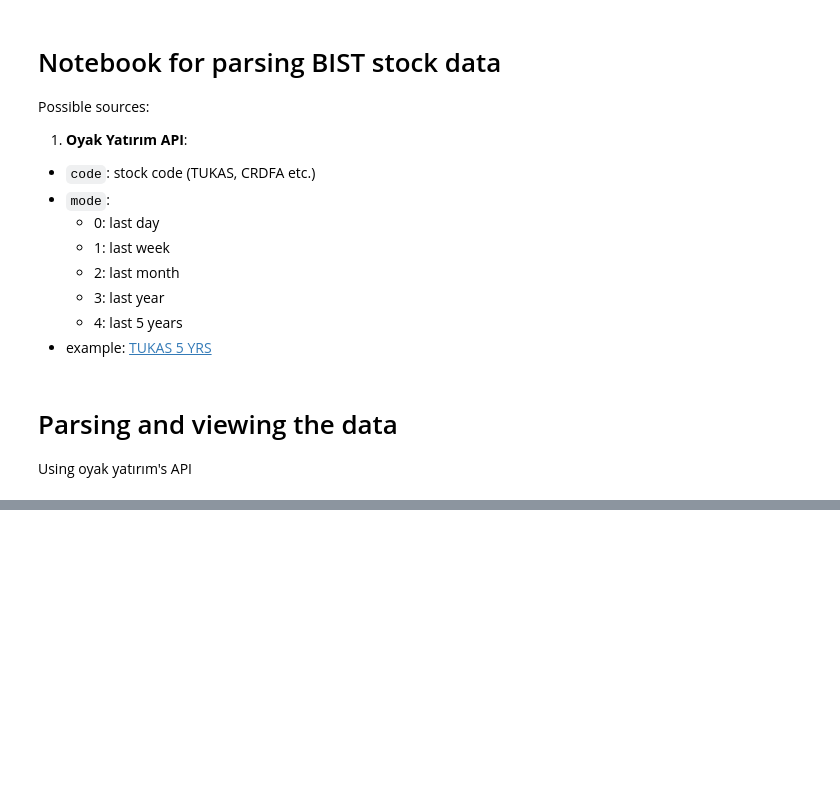
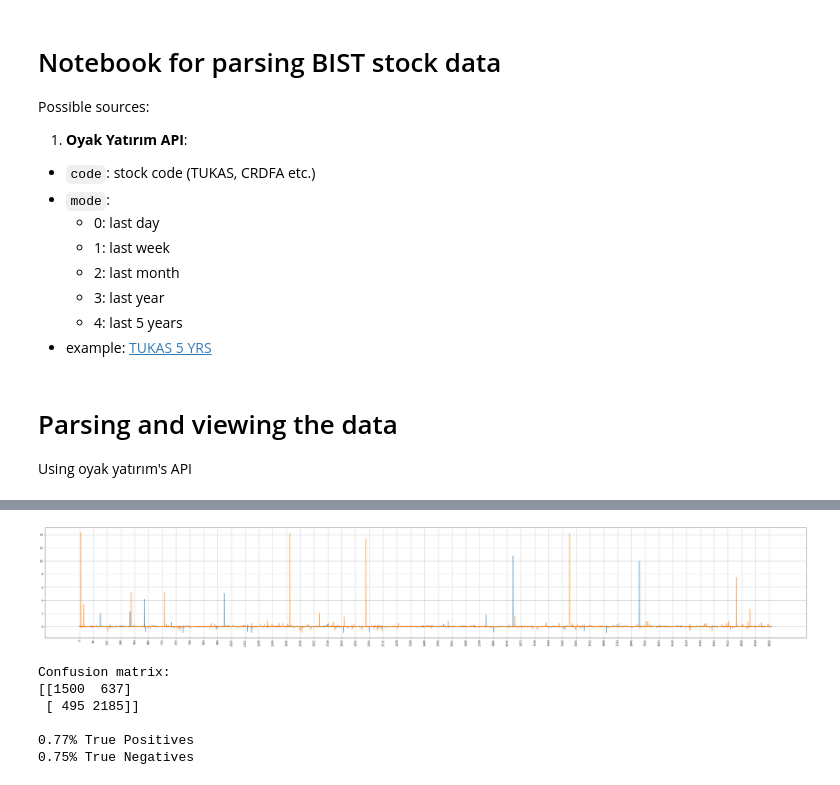
Before and after one commit to cemreefe/get-rich-quick, a Jupyter notebook: parse-stock.ipynb, the cells around one changed output, grey strips where cells are left out. Cells and saved outputs as stored; diff of their text form; code cells hidden in the pictures; blank space fills up the shorter version.

```diff
--- a/parse-stock.ipynb
+++ b/parse-stock.ipynb
@@ -65,0 +190,5 @@ plot_series(code, dates, vals)
+# %%
+# best fitting line for datapts (x,y)
+def line_fit(x, y):
+    coeffs = np.polyfit(x, y, 1)
+    return x, x*coeffs[0] + coeffs[1], coeffs[0]
@@ -65,0 +313,17 @@ plot_series(code, dates, vals)
+# %%
+%%time
+
+all_features = get_cumulative_features(vals)
+
+X, y = prepare_data(vals, all_features)
+
+X, y = shuffle_data(X, y)
+
+test_ratio  = .2
+
+splits = test_split(X, y, test_ratio)
+
+X_train = splits[0]
+y_train = splits[1]
+X_test  = splits[2]
+y_test  = splits[3]
@@ -65,0 +332,9 @@ plot_series(code, dates, vals)
+# %%
+# xgboost
+import xgboost
+
+# define model
+model = xgboost.XGBRegressor()
+# %%
+%%time
+model.fit(X_train, y_train)
@@ -65,0 +352,13 @@ plot_series(code, dates, vals)
+# %%
+%%time
+y_pred = model.predict(X_test)
+
+print('MAE:', np.sum(np.abs(y_pred-y_test))/len(y_test))
+print('MSE:', np.sum(np.abs(y_pred-y_test)**2)/len(y_test))
+
+plt.figure(figsize=(54,8))
+plt.plot(y_test)
+plt.plot(y_pred)
+plt.xticks(list(range(len(y_pred)))[::int(len(y_pred)/50)], rotation=90)
+plt.grid()
+# %% [output]
@@ -65,0 +369,22 @@ plot_series(code, dates, vals)
+[figure, added]
+# %%
+increase_test = [ 1 if value > 0 else 0 for value in y_test ]
+increase_pred = [ 1 if value > 0 else 0 for value in y_pred ]
+
+m = confusion_matrix(increase_test, increase_pred)
+
+print('Confusion matrix:')
+print(m, '\n')
+
+print('{:.2f}% True Positives'.format(m[1,1]/(m[1,1]+m[0,1])))
+print('{:.2f}% True Negatives'.format(m[0,0]/(m[1,0]+m[0,0])))
+
+# tn fp
+# fn tp
+# %% [output]
+Confusion matrix:
+[[1500  637]
+ [ 495 2185]]
+
+0.77% True Positives
+0.75% True Negatives
```
Also changed, not shown: parts of 28 cells of this notebook, 1 other file.
